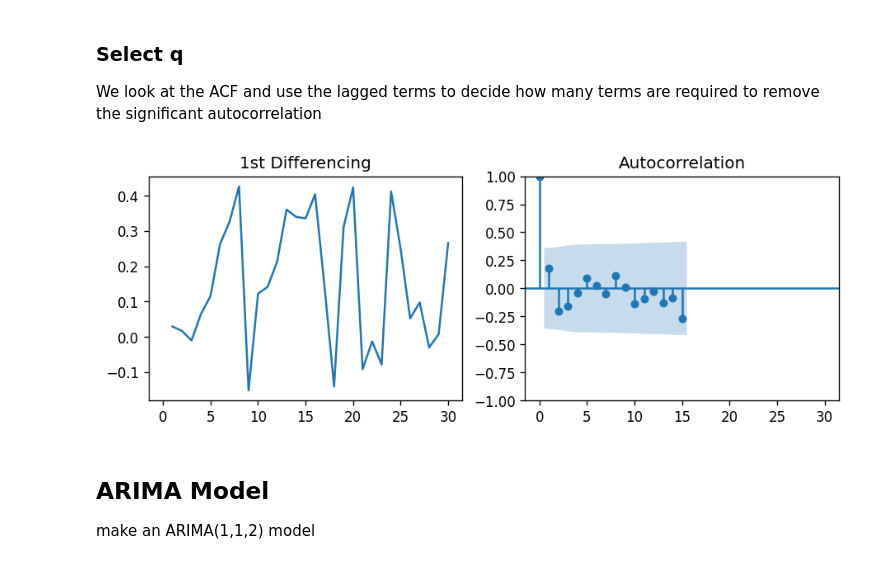
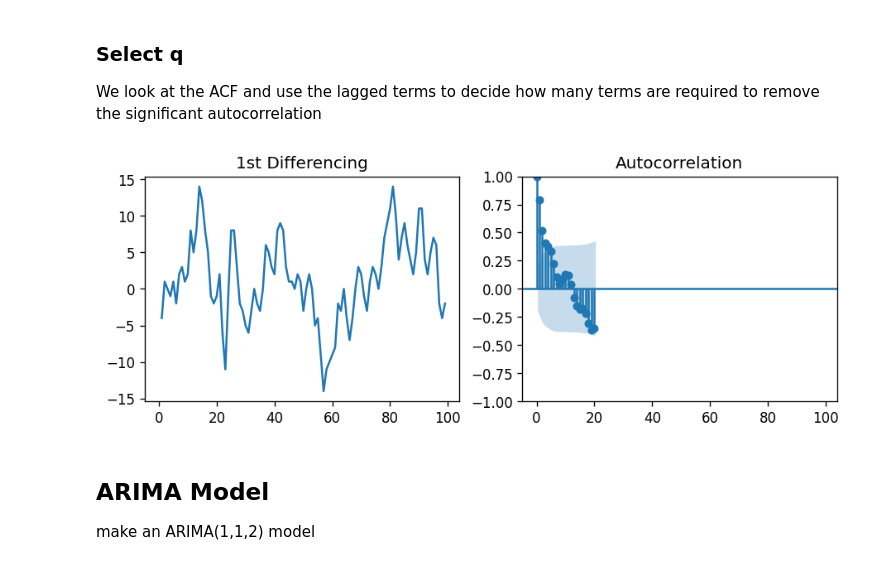
Before and after one commit to Julio-Baeta1/PythonTimeSeries, a Jupyter notebook: SARIMAX Tutorial.ipynb, the cells around one changed output. Cells and saved outputs as stored; diff of their text form; code cells hidden in the pictures.

```diff
--- a/SARIMAX Tutorial.ipynb
+++ b/SARIMAX Tutorial.ipynb
@@ -64,20 +64,17 @@ We look at the ACF and use the lagged terms to decide how many terms are require
 # %%
 import pandas as pd
 from statsmodels.graphics.tsaplots import plot_acf, plot_pacf
 import matplotlib.pyplot as plt
 plt.rcParams.update({'figure.figsize':(9,3), 'figure.dpi':120})
-
-# Import data
-df = pd.read_csv('https://raw.githubusercontent.com/selva86/datasets/master/austa.csv')
 
 fig, axes = plt.subplots(1, 2, sharex=True)
 axes[0].plot(df.value.diff()); axes[0].set_title('1st Differencing')
 axes[1].set(ylim=(0,1.2))
 plot_acf(df.value.diff().dropna(), ax=axes[1])
 
 plt.show()
 # %% [output]
-[figure, old version]
+[figure, new version]
 # %% [markdown]
 ## ARIMA Model
 
```
Also changed, not shown: parts of 12 cells of this notebook.
